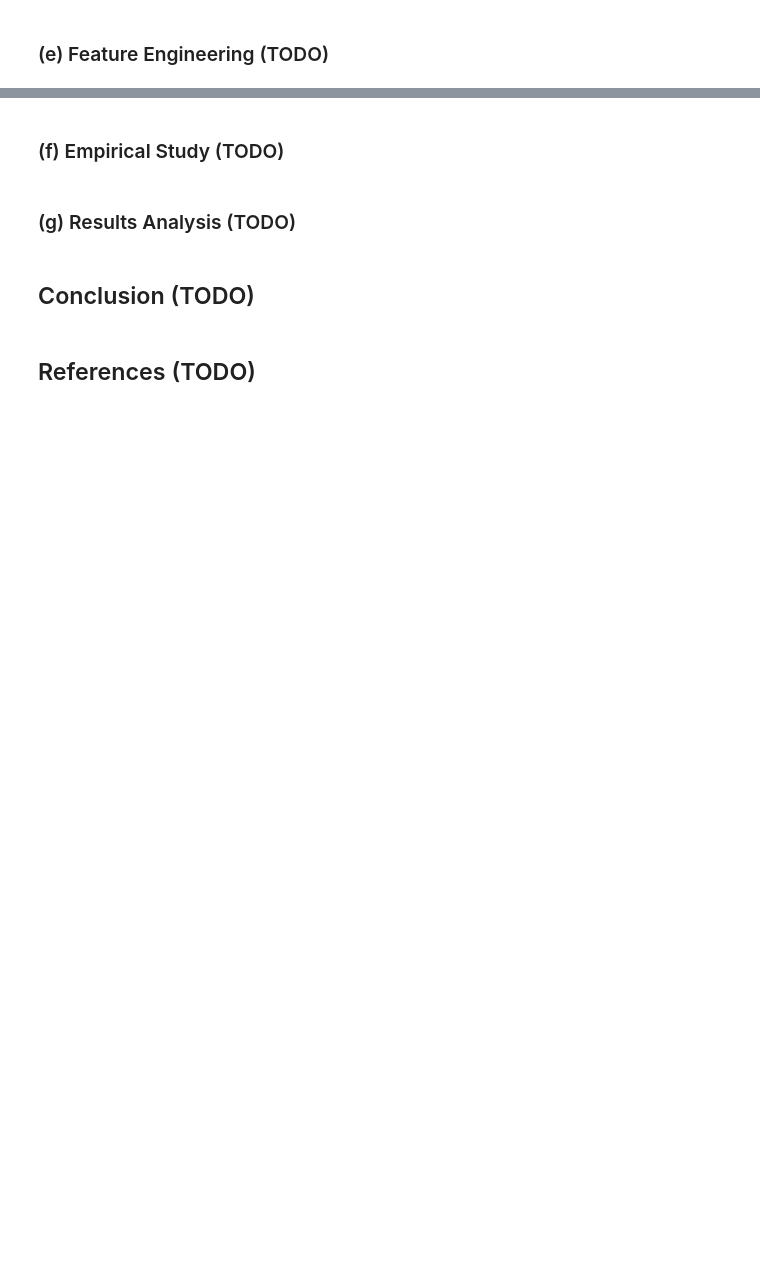
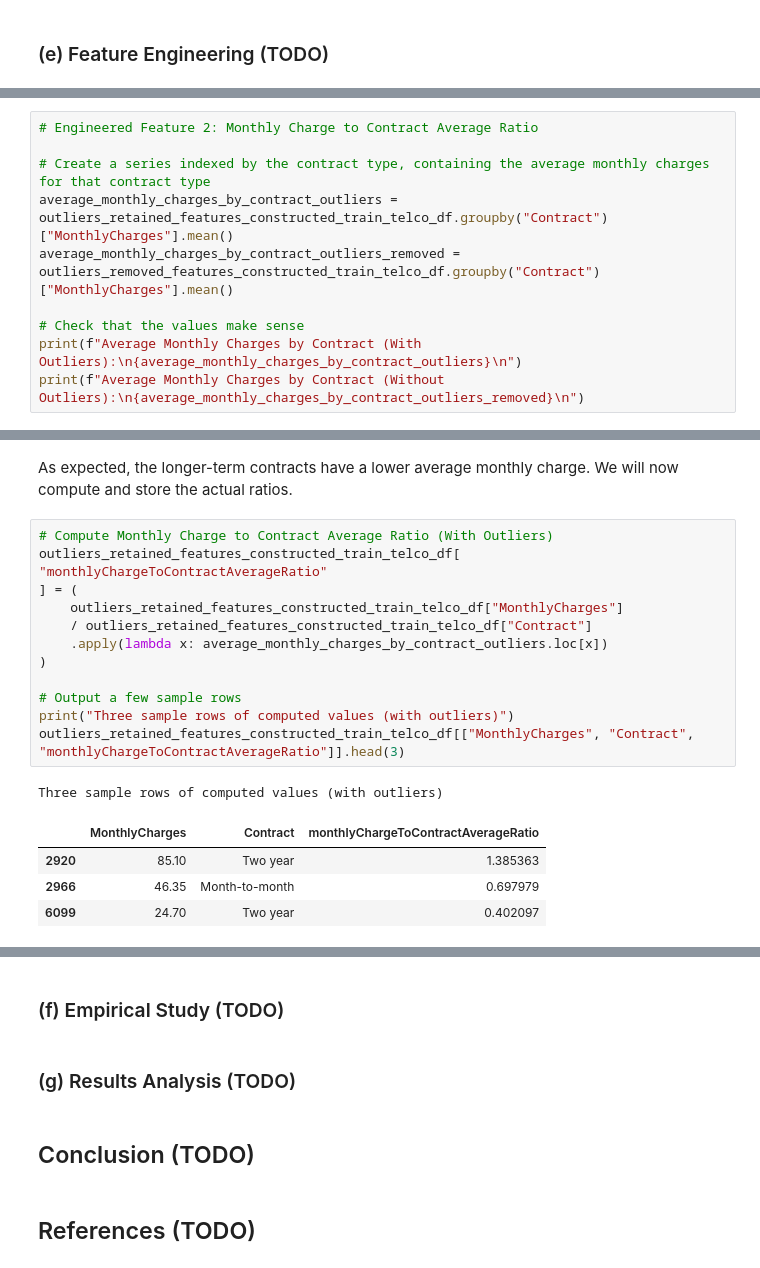
Before and after one commit to Natasa127/CSI4142-A3, a Jupyter notebook: Classification.ipynb, the cells around one changed output, grey strips where cells are left out. Drawn from its saved outputs; the diff is of its cells as text; blank space fills up the shorter version.

```diff
--- a/Classification.ipynb
+++ b/Classification.ipynb
@@ -1282,0 +1341,10 @@ np.float64(1.4506283662477557)
+# %%
+# Engineered Feature 2: Monthly Charge to Contract Average Ratio
+
+# Create a series indexed by the contract type, containing the average monthly charges for that contract type
+average_monthly_charges_by_contract_outliers = outliers_retained_features_constructed_train_telco_df.groupby("Contract")["MonthlyCharges"].mean()
+average_monthly_charges_by_contract_outliers_removed = outliers_removed_features_constructed_train_telco_df.groupby("Contract")["MonthlyCharges"].mean()
+
+# Check that the values make sense
+print(f"Average Monthly Charges by Contract (With Outliers):\n{average_monthly_charges_by_contract_outliers}\n")
+print(f"Average Monthly Charges by Contract (Without Outliers):\n{average_monthly_charges_by_contract_outliers_removed}\n")
@@ -1282,0 +1365,21 @@ np.float64(1.4506283662477557)
+# %% [markdown]
+As expected, the longer-term contracts have a lower average monthly charge. We will now compute and store the actual ratios.
+# %%
+# Compute Monthly Charge to Contract Average Ratio (With Outliers)
+outliers_retained_features_constructed_train_telco_df[
+"monthlyChargeToContractAverageRatio"
+] = (
+    outliers_retained_features_constructed_train_telco_df["MonthlyCharges"]
+    / outliers_retained_features_constructed_train_telco_df["Contract"]
+    .apply(lambda x: average_monthly_charges_by_contract_outliers.loc[x])
+)
+
+# Output a few sample rows
+print("Three sample rows of computed values (with outliers)")
+outliers_retained_features_constructed_train_telco_df[["MonthlyCharges", "Contract", "monthlyChargeToContractAverageRatio"]].head(3)
+# %% [output]
+Three sample rows of computed values (with outliers)
+|  | MonthlyCharges | Contract | monthlyChargeToContractAverageRatio |
+| 2920 | 85.10 | Two year | 1.385363 |
+| 2966 | 46.35 | Month-to-month | 0.697979 |
+| 6099 | 24.70 | Two year | 0.402097 |
```
Also changed, not shown: parts of 20 cells of this notebook.
